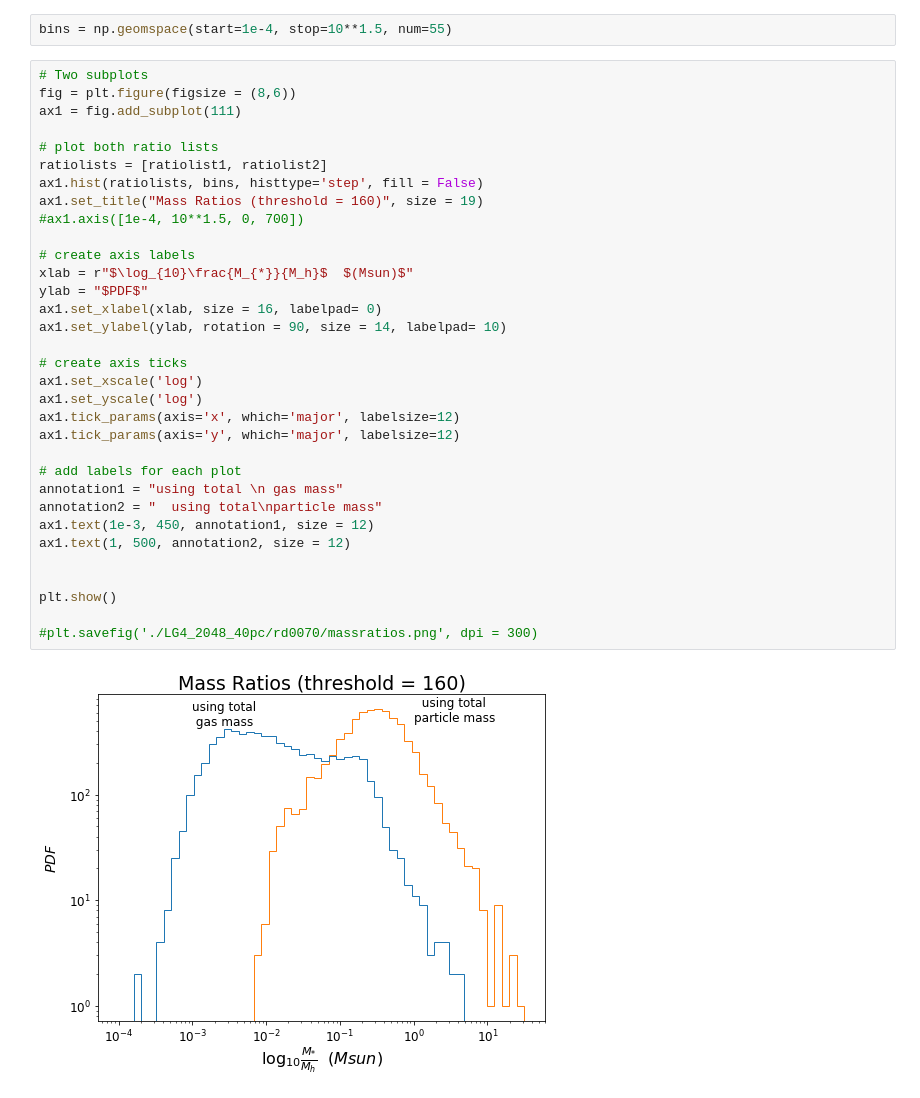
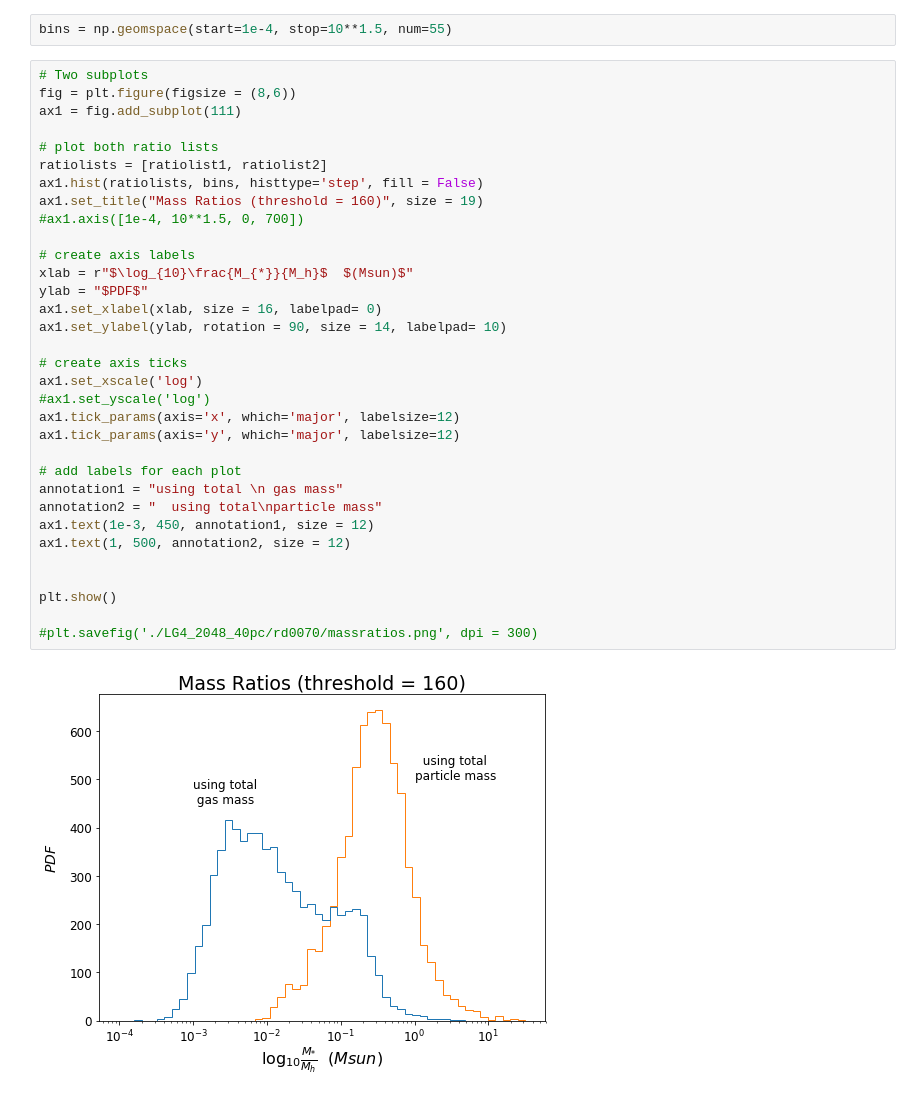
Before and after one commit to ygovil1/data-mining-galaxies, a Jupyter notebook: HaloCatalog/ratio_plotter.ipynb, the cells around one changed output. Drawn from its saved outputs; the diff is of its cells as text.

```diff
--- a/HaloCatalog/ratio_plotter.ipynb
+++ b/HaloCatalog/ratio_plotter.ipynb
@@ -80,35 +80,35 @@ fig = plt.figure(figsize = (8,6))
 ax1 = fig.add_subplot(111)
 
 # plot both ratio lists
 ratiolists = [ratiolist1, ratiolist2]
 ax1.hist(ratiolists, bins, histtype='step', fill = False)
 ax1.set_title("Mass Ratios (threshold = 160)", size = 19)
 #ax1.axis([1e-4, 10**1.5, 0, 700])
 
 # create axis labels
 xlab = r"$\log_{10}\frac{M_{*}}{M_h}$  $(Msun)$"
 ylab = "$PDF$"
 ax1.set_xlabel(xlab, size = 16, labelpad= 0)
 ax1.set_ylabel(ylab, rotation = 90, size = 14, labelpad= 10)
 
 # create axis ticks
 ax1.set_xscale('log')
-ax1.set_yscale('log')
+#ax1.set_yscale('log')
 ax1.tick_params(axis='x', which='major', labelsize=12)
 ax1.tick_params(axis='y', which='major', labelsize=12)
 
 # add labels for each plot
 annotation1 = "using total \n gas mass"
 annotation2 = "  using total\nparticle mass"
 ax1.text(1e-3, 450, annotation1, size = 12)
 ax1.text(1, 500, annotation2, size = 12)
 
 
 plt.show()
 
 #plt.savefig('./LG4_2048_40pc/rd0070/massratios.png', dpi = 300)
 # %% [output]
-[figure, old version]
+[figure, new version]
 # %%
 # find log arrays for ratio lists
 log_ratio1 = np.log(ratiolist1) / log(10)
```
Also changed, not shown: parts of 4 cells of this notebook, 1 other file.
